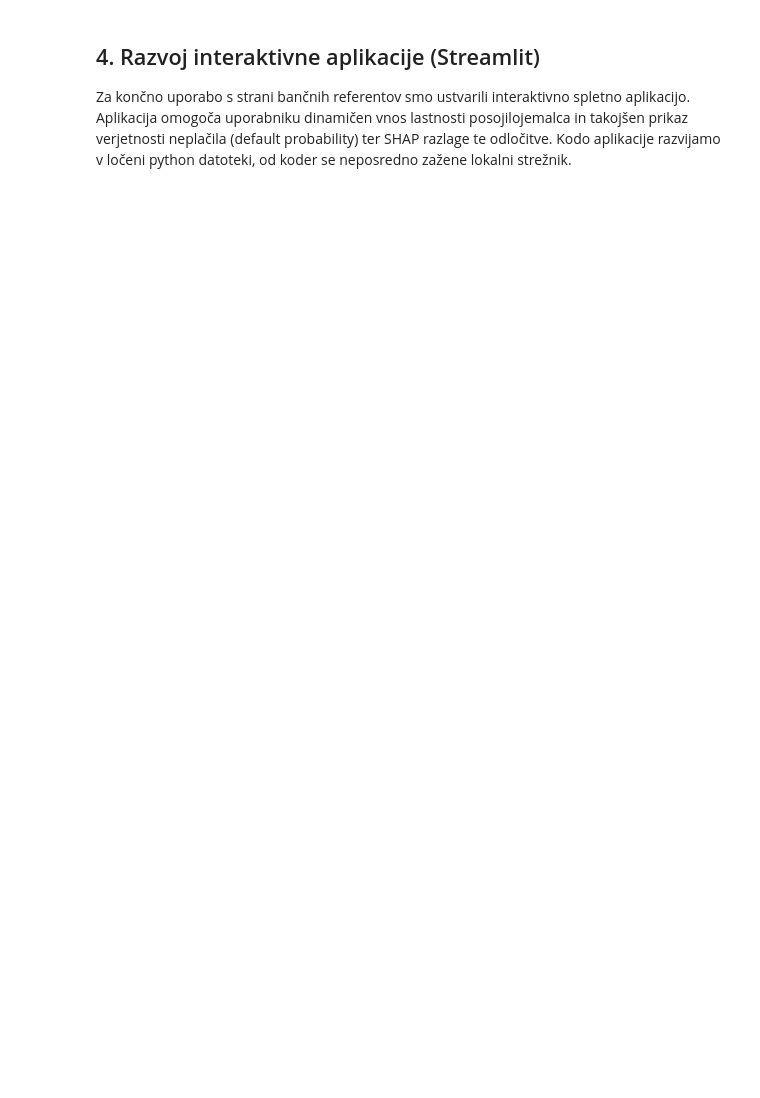
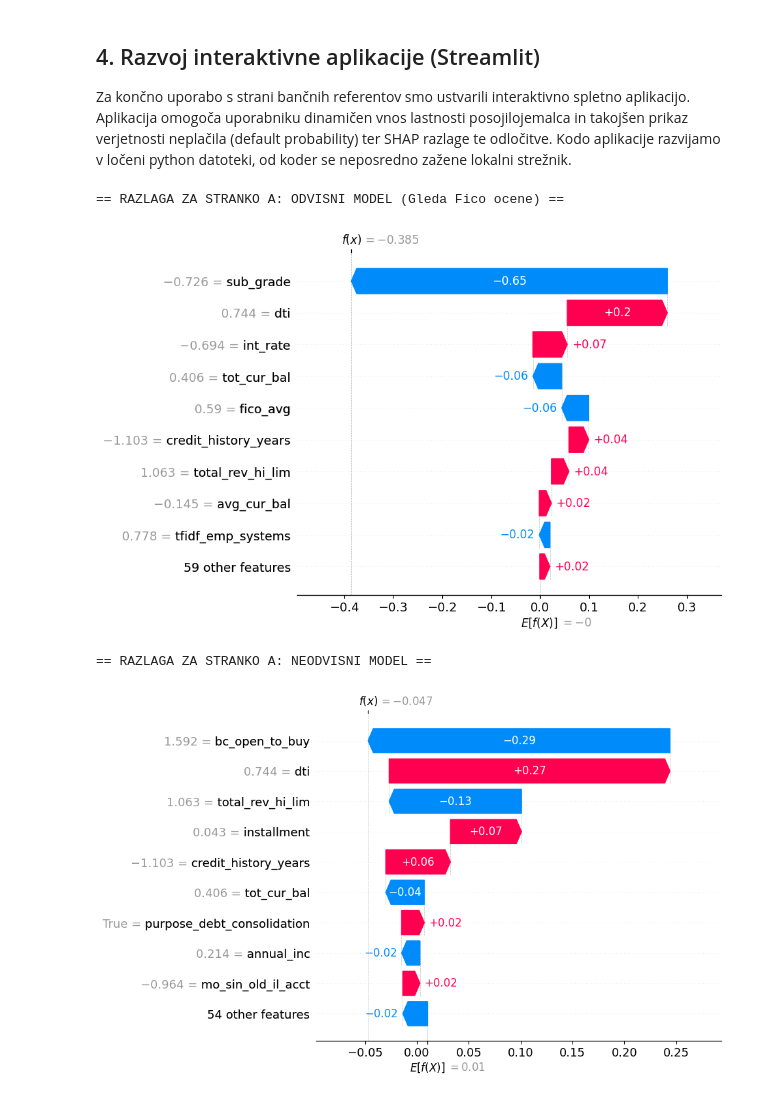
Before and after one commit to bjaksic84/PR2612, a Jupyter notebook: notebooks/05_explainability.ipynb, the cells around one changed output. Saved outputs shown, nothing was run; the diff lists cells and outputs as text; code cells hidden in the pictures; blank space fills up the shorter version.

```diff
--- a/notebooks/05_explainability.ipynb
+++ b/notebooks/05_explainability.ipynb
@@ -43,8 +88,15 @@ Poiskali in uvrstili smo en tipičen primer z zanesljivo profilom poplačila (np
 Za končno uporabo s strani bančnih referentov smo ustvarili interaktivno spletno aplikacijo. Aplikacija omogoča uporabniku dinamičen vnos lastnosti posojilojemalca in takojšen prikaz verjetnosti neplačila (default probability) ter SHAP razlage te odločitve.
 Kodo aplikacije razvijamo v ločeni python datoteki, od koder se neposredno zažene lokalni strežnik.
 # %%
-# TODO (ekipa): Shranite nekaj primernih instanc (strank) iz X_test, s katerimi boste lahko demonstrirali aplikacijo, v ../data/app_samples.csv
-# TODO (ekipa): Ustvarite novo datoteko v korenu projekta, imenovano `app.py`.
-# TODO (ekipa): V app.py zgradite Streamlit aplikacijo (st.title, st.sidebar, itd.), ki naloži xgb_model.pkl in z vnosnimi polji, drsniki omogoča spreminjanje vrednosti ali pa ponuja "Random sample" iz app_samples.csv.
-# TODO (ekipa): Na podlagi vnosa izvedite prediction in vizualizacijo z uporabo `st.pyplot()` ter `shap.plots.waterfall`.
-# TODO (ekipa): Pred zagonom preverite, da imate podmape (`../models`, `../data`, `../figures`) napolnjene in ustvarjene, saj jih bo aplikacija ali ta zvezek potreboval za hrambo .pkl modelov in rešenih grafov.
+INDEX_STRANKE = 0
+
+print("== RAZLAGA ZA STRANKO A: ODVISNI MODEL (Gleda Fico ocene) ==")
+shap.waterfall_plot(shap_values_dep[INDEX_STRANKE])
+
+print("== RAZLAGA ZA STRANKO A: NEODVISNI MODEL ==")
+shap.waterfall_plot(shap_values_indep[INDEX_STRANKE])
+# %% [output]
+== RAZLAGA ZA STRANKO A: ODVISNI MODEL (Gleda Fico ocene) ==
+[figure, added]
+== RAZLAGA ZA STRANKO A: NEODVISNI MODEL ==
+[figure, added]
```
Also changed, not shown: parts of 5 cells of this notebook, 11 other files.
